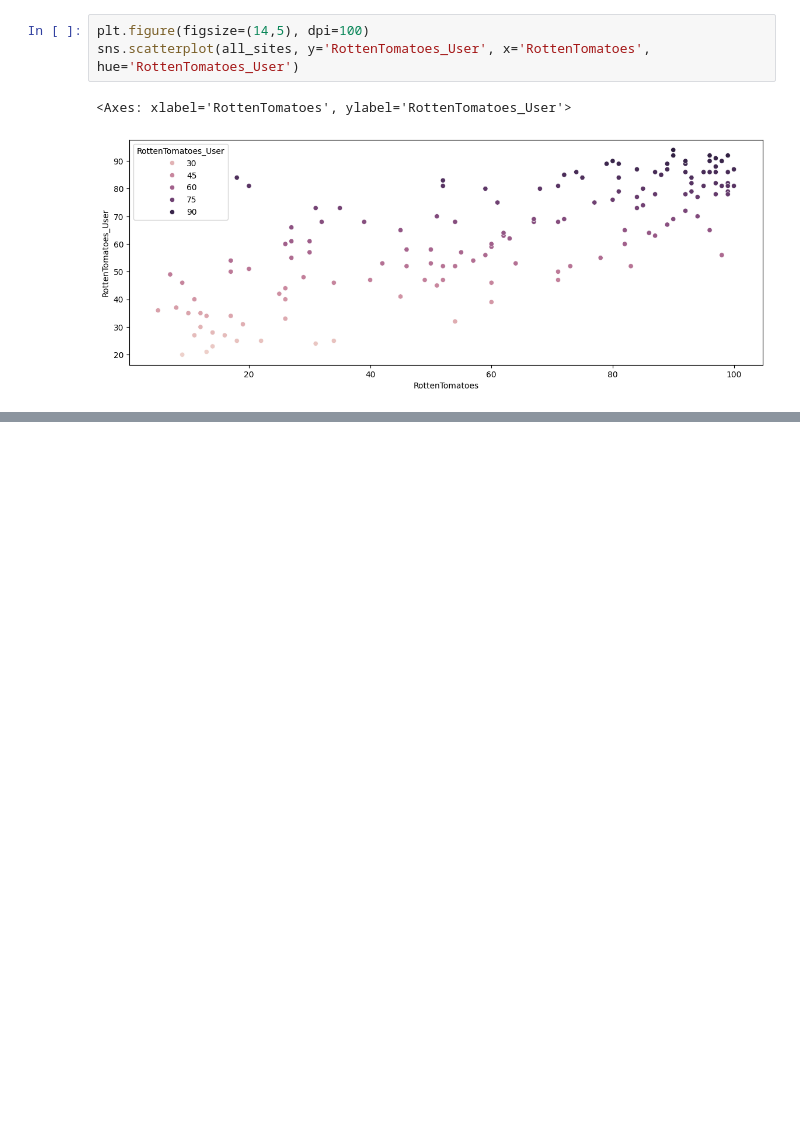
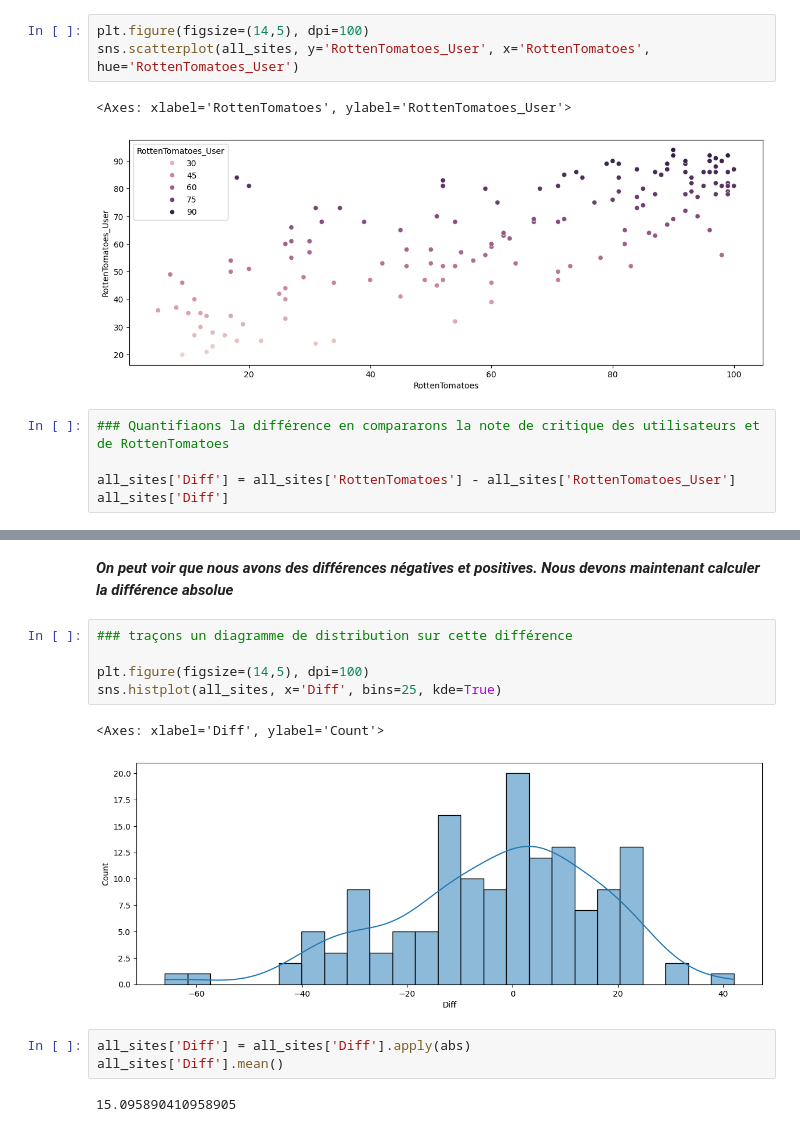
Before and after one commit to Mayandza/Projet, a Jupyter notebook: Projet_Fandango.ipynb, the cells around one changed output, grey strips where cells are left out. Saved outputs shown, nothing was run; the diff lists cells and outputs as text; blank space fills up the shorter version.

```diff
--- a/Projet_Fandango.ipynb
+++ b/Projet_Fandango.ipynb
@@ -270,3 +270,8 @@ sns.scatterplot(all_sites, y='RottenTomatoes_User', x='RottenTomatoes', hue='Rot
 # %% [output]
 <Axes: xlabel='RottenTomatoes', ylabel='RottenTomatoes_User'>
 [figure]
+# %%
+### Quantifiaons la différence en compararons la note de critique des utilisateurs et de RottenTomatoes
+
+all_sites['Diff'] = all_sites['RottenTomatoes'] - all_sites['RottenTomatoes_User']
+all_sites['Diff']
@@ -272,0 +291,15 @@ sns.scatterplot(all_sites, y='RottenTomatoes_User', x='RottenTomatoes', hue='Rot
+# %% [markdown]
+***On peut voir que nous avons des différences négatives et positives. Nous devons maintenant calculer la différence absolue***
+# %%
+### traçons un diagramme de distribution sur cette différence
+
+plt.figure(figsize=(14,5), dpi=100)
+sns.histplot(all_sites, x='Diff', bins=25, kde=True)
+# %% [output]
+<Axes: xlabel='Diff', ylabel='Count'>
+[figure, added]
+# %%
+all_sites['Diff'] = all_sites['Diff'].apply(abs)
+all_sites['Diff'].mean()
+# %% [output]
+15.095890410958905
```
Also changed, not shown: parts of 7 cells of this notebook.
